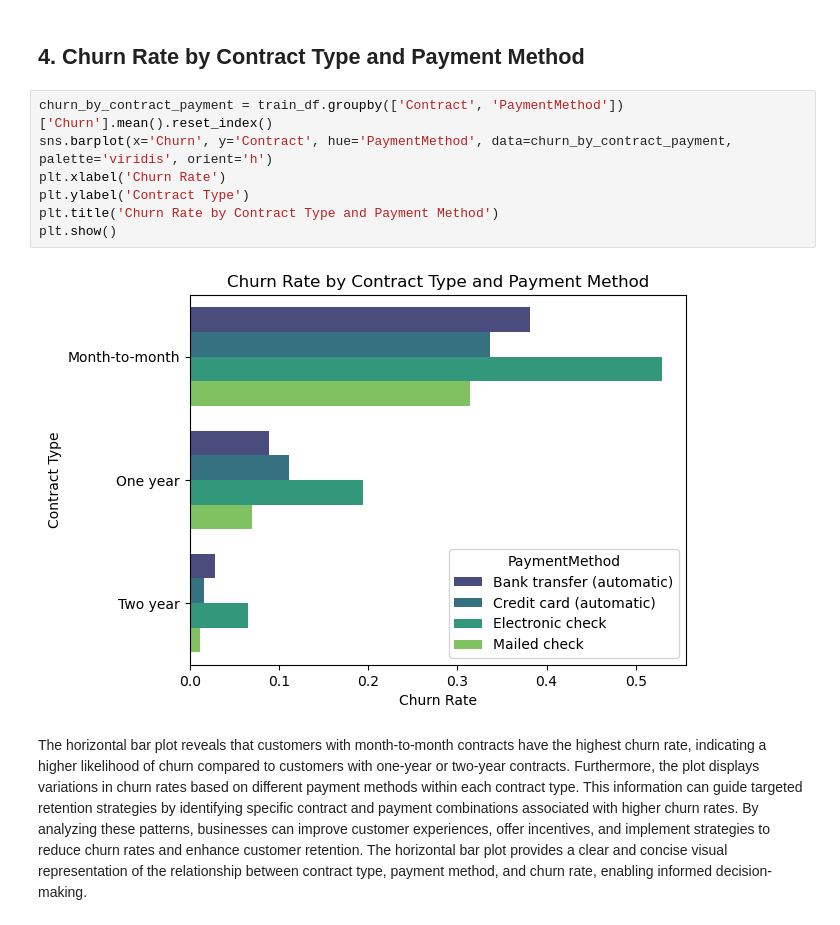
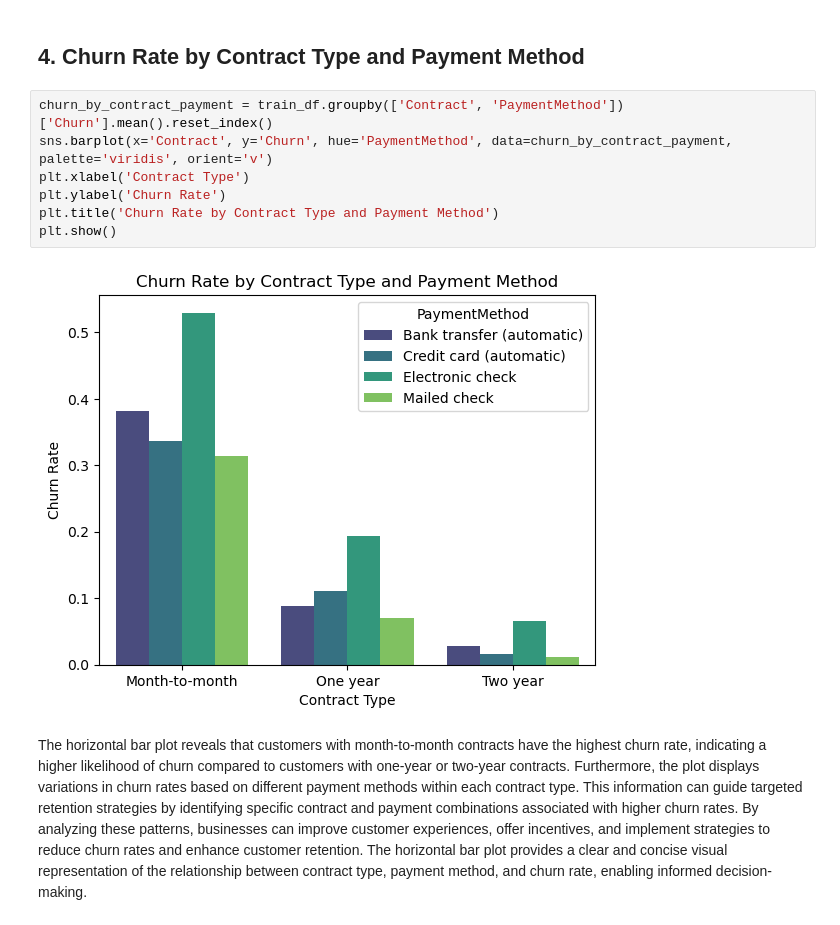
Before and after one commit to rasmodev/Customer-Churn-Prediction-Machine-Learning-Classification-Project, a Jupyter notebook: Classification_Telco_customer_churn.ipynb, the cells around one changed output. Drawn from its saved outputs; the diff is of its cells as text.

```diff
--- a/Classification_Telco_customer_churn.ipynb
+++ b/Classification_Telco_customer_churn.ipynb
@@ -818,13 +1003,13 @@ From the chart, we can observe that customers using fiber optic internet service
 ## 4. Churn Rate by Contract Type and Payment Method
 # %%
 churn_by_contract_payment = train_df.groupby(['Contract', 'PaymentMethod'])['Churn'].mean().reset_index()
-sns.barplot(x='Churn', y='Contract', hue='PaymentMethod', data=churn_by_contract_payment, palette='viridis', orient='h')
-plt.xlabel('Churn Rate')
-plt.ylabel('Contract Type')
+sns.barplot(x='Contract', y='Churn', hue='PaymentMethod', data=churn_by_contract_payment, palette='viridis', orient='v')
+plt.xlabel('Contract Type')
+plt.ylabel('Churn Rate')
 plt.title('Churn Rate by Contract Type and Payment Method')
 plt.show()
 # %% [output]
-[figure, old version]
+[figure, new version]
 # %% [markdown]
 The horizontal bar plot reveals that customers with month-to-month contracts have the highest churn rate, indicating a higher likelihood of churn compared to customers with one-year or two-year contracts. Furthermore, the plot displays variations in churn rates based on different payment methods within each contract type. This information can guide targeted retention strategies by identifying specific contract and payment combinations associated with higher churn rates. By analyzing these patterns, businesses can improve customer experiences, offer incentives, and implement strategies to reduce churn rates and enhance customer retention. The horizontal bar plot provides a clear and concise visual representation of the relationship between contract type, payment method, and churn rate, enabling informed decision-making.
 # %% [markdown]
```
Also changed, not shown: parts of 115 cells of this notebook.
